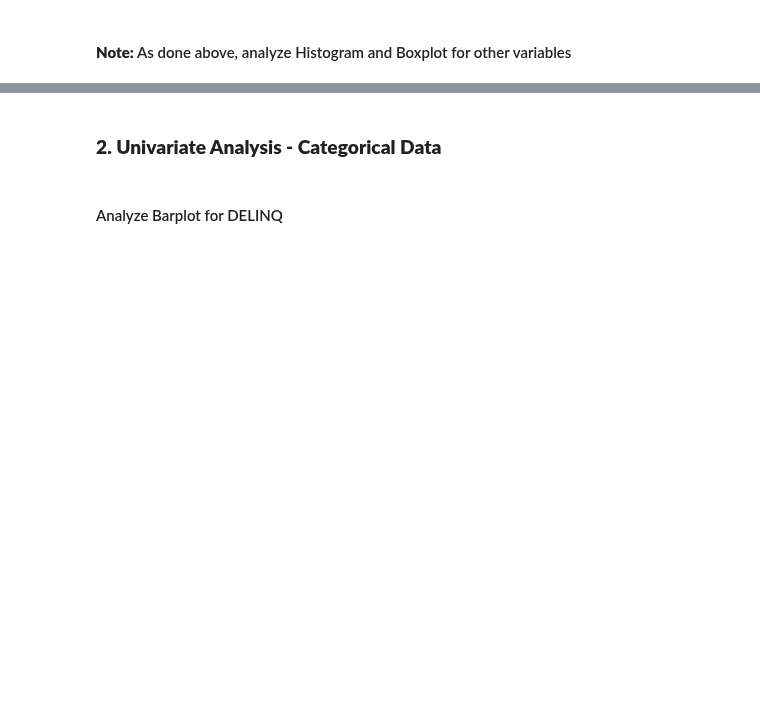
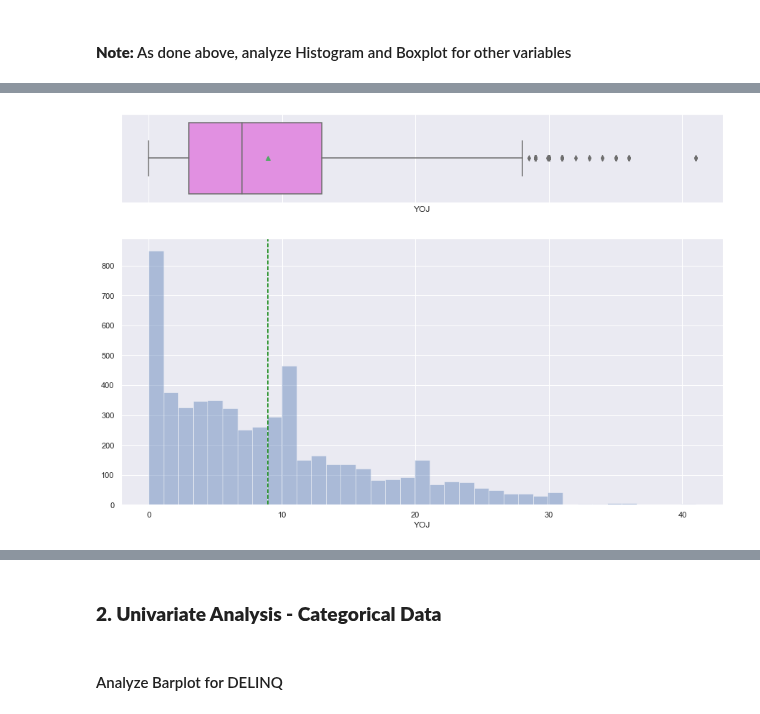
Before and after one commit to asadTariq666/Python_work, a Jupyter notebook: Loan Default Classification/Reference_Notebook_Milestone_1_Classification .ipynb, the cells around one changed output, grey strips where cells are left out. Drawn from its saved outputs; the diff is of its cells as text; code cells hidden in the pictures; blank space fills up the shorter version.

```diff
--- a/Loan Default Classification/Reference_Notebook_Milestone_1_Classification .ipynb
+++ b/Loan Default Classification/Reference_Notebook_Milestone_1_Classification .ipynb
@@ -279,0 +389,5 @@ histogram_boxplot(data['LOAN'])
+# %%
+# Build the histogram boxplot for YOJ
+histogram_boxplot(data['YOJ'])
+# %% [output]
+[figure, added]
```
Also changed, not shown: parts of 37 cells of this notebook.
